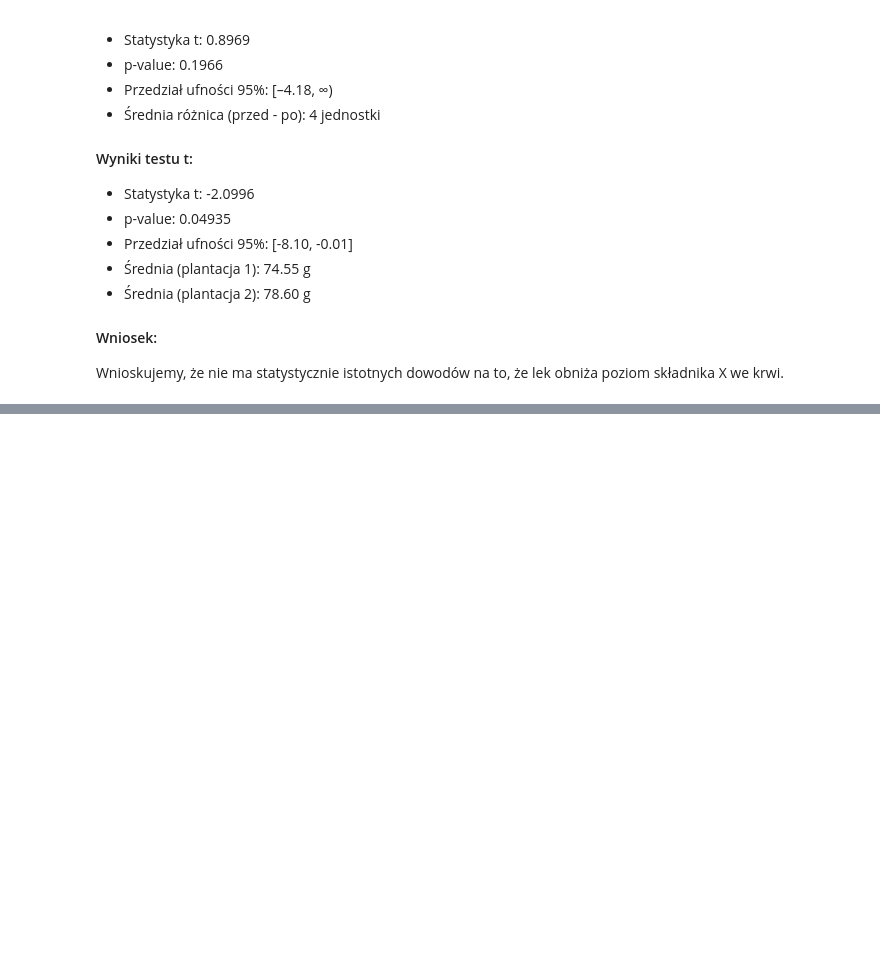
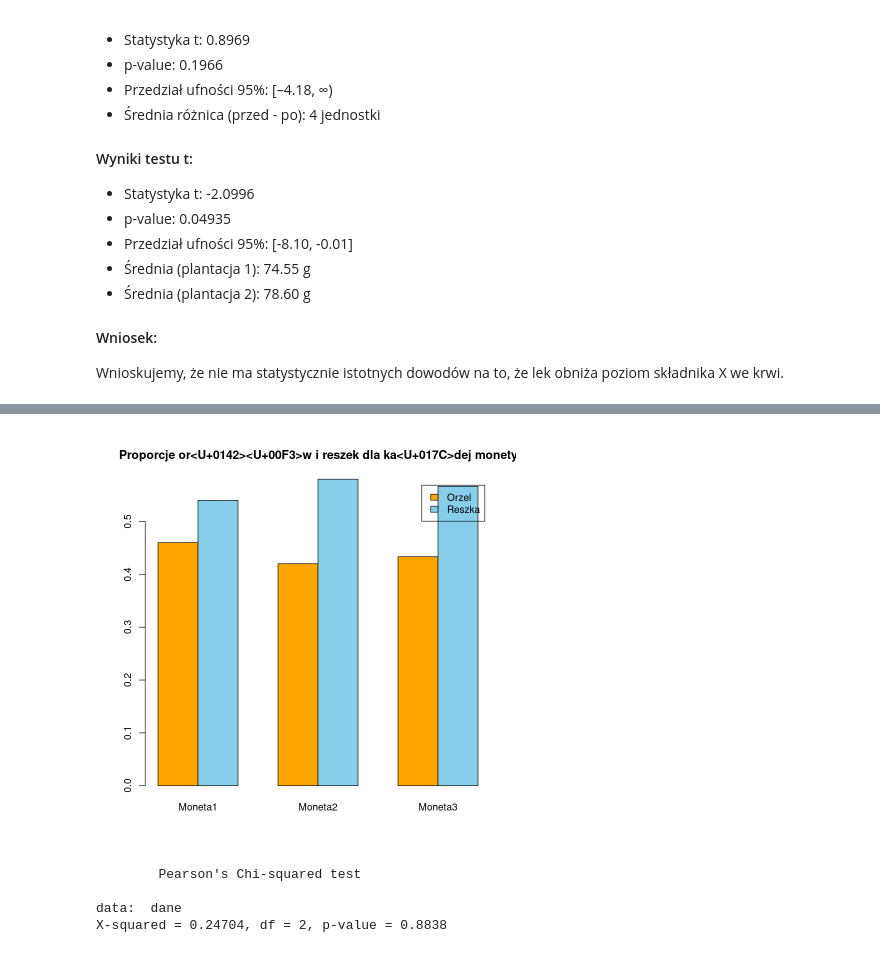
Before and after one commit to Kotmin/R-Planowanie-Eksperymentu, a Jupyter notebook: Praca_domowa_2.ipynb, the cells around one changed output, grey strips where cells are left out. Saved outputs shown, nothing was run; the diff lists cells and outputs as text; code cells hidden in the pictures; blank space fills up the shorter version.

```diff
--- a/Praca_domowa_2.ipynb
+++ b/Praca_domowa_2.ipynb
@@ -301,0 +327,6 @@ Wnioskujemy, że nie ma statystycznie istotnych dowodów na to, że lek obniża
+# %%
+orly <- c(46, 21, 26)
+rzuty <- c(100, 50, 60)
+reszki <- rzuty - orly
+# %%
+dane <- rbind(orly, reszki)
@@ -301,0 +343,9 @@ Wnioskujemy, że nie ma statystycznie istotnych dowodów na to, że lek obniża
+# %%
+
+dane_prop <- prop.table(dane, 2)  # proporcje w kolumnach
+barplot(dane_prop, beside = TRUE,
+        col = c("orange", "skyblue"),
+        legend = rownames(dane),
+        main = "Proporcje orlow i reszek dla kazdej monety")
+# %% [output]
+[figure, added]
@@ -301,0 +356,7 @@ Wnioskujemy, że nie ma statystycznie istotnych dowodów na to, że lek obniża
+# %%
+test_chi
+# %% [output]
+        Pearson's Chi-squared test
+
+data:  dane
+X-squared = 0.24704, df = 2, p-value = 0.8838
```
Also changed, not shown: parts of 12 cells of this notebook.
